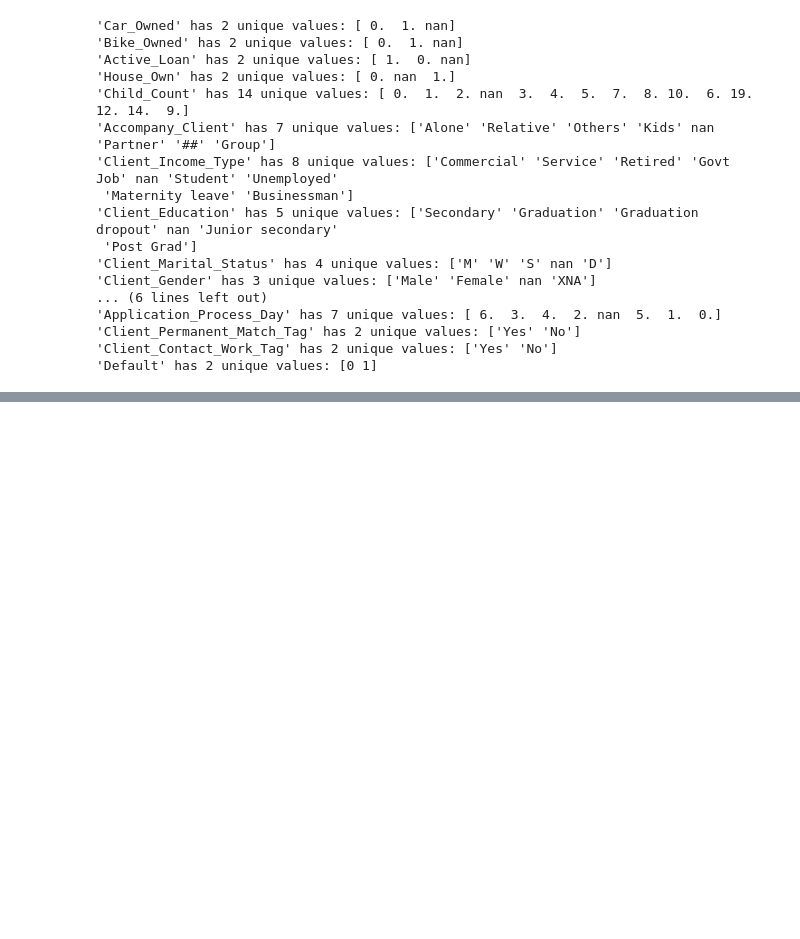
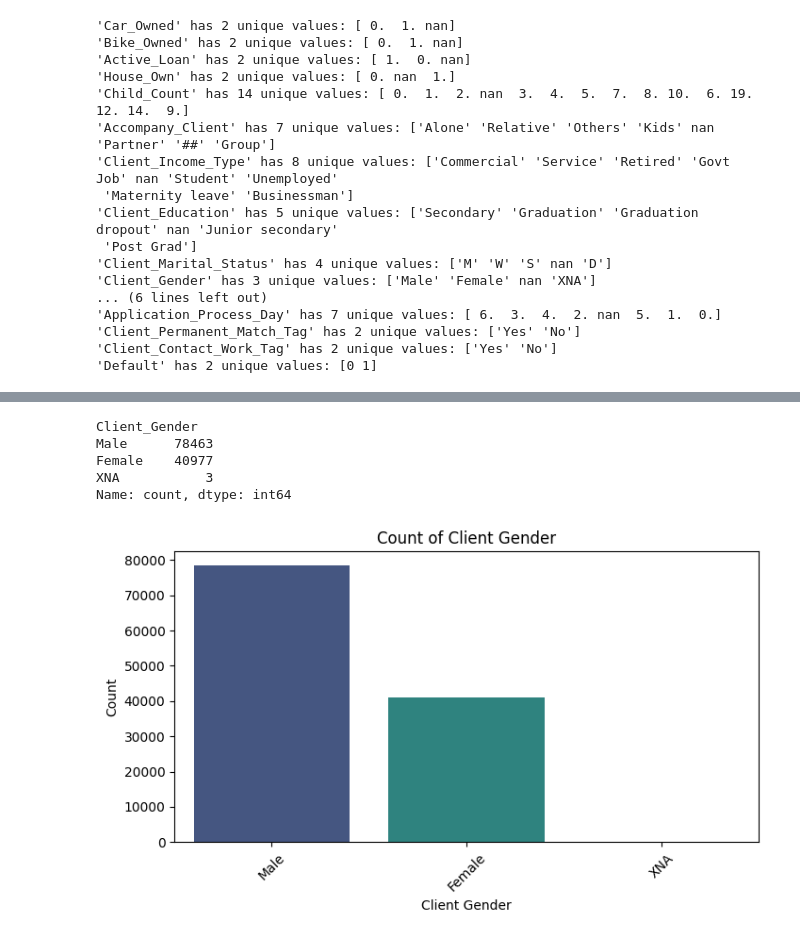
Before and after one commit to harsh-dev-ops/MLOps, a Jupyter notebook: mlflow/loan_defaultor_prediction/notebook.ipynb, the cells around one changed output, grey strips where cells are left out. Drawn from its saved outputs; the diff is of its cells as text; code cells hidden in the pictures; blank space fills up the shorter version.

```diff
--- a/mlflow/loan_defaultor_prediction/notebook.ipynb
+++ b/mlflow/loan_defaultor_prediction/notebook.ipynb
@@ -418,0 +443,18 @@ Passing `palette` without assigning `hue` is deprecated and will be removed in v
+# %%
+# Client_Gender column analysis
+print(df['Client_Gender'].value_counts())
+# graphical representation of the 'Client_Gender' column
+plt.figure(figsize=(8, 4))
+sns.countplot(x='Client_Gender', data=df, palette='viridis')
+plt.title('Count of Client Gender')
+plt.xlabel('Client Gender')
+plt.ylabel('Count')
+plt.xticks(rotation=45)
+plt.show()
+# %% [output]
+Client_Gender
+Male      78463
+Female    40977
+XNA           3
+Name: count, dtype: int64
+[figure, added]
```
Also changed, not shown: parts of 103 cells of this notebook, 1 other file.
